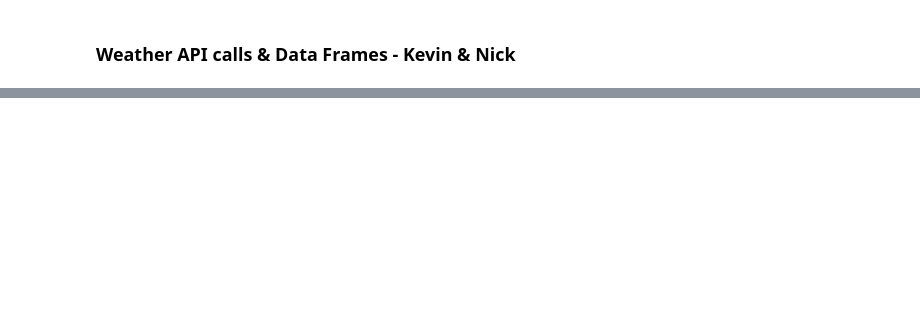
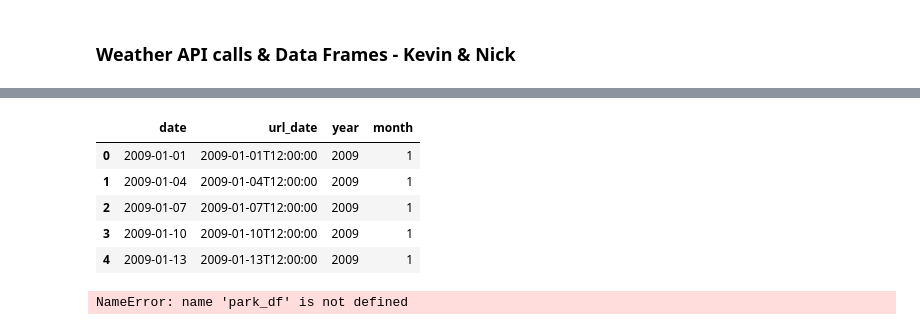
Before and after one commit to andrewswellie/National_Parks_Visitation_vs_Climate_Over_Time, a Jupyter notebook: Climate_and_National_Park_Visitation.ipynb, the cells around one changed output, grey strips where cells are left out. Saved outputs shown, nothing was run; the diff lists cells and outputs as text; code cells hidden in the pictures; blank space fills up the shorter version.

```diff
--- a/Climate_and_National_Park_Visitation.ipynb
+++ b/Climate_and_National_Park_Visitation.ipynb
@@ -48,0 +226,6 @@ park_visits_df.head(1500)
+# %%
+# Create range of dates to use in loop when going through API
+
+dates = pd.date_range(start='2009-01-01', end='2018-12-31', freq='3d')
+
+print(dates)
@@ -48,0 +241,17 @@ park_visits_df.head(1500)
+# %%
+# Create list of dates in the format needed for the API calls
+
+url_dates = []
+reg_dates = []
+months = []
+years = []
+
+for x in dates:
+    date_parts = datetime.datetime.strptime((str(x).split(' ', 1)[0]), "%Y-%m-%d")
+    # month number
+    months.append(date_parts.month)
+    years.append(date_parts.year)
+    reg_dates.append((str(x).split(' ', 1)[0]))
+    url_dates.append((str(x).split(' ', 1)[0]) + "T12:00:00")
+
+print(url_dates)
@@ -48,0 +260,51 @@ park_visits_df.head(1500)
+# %%
+# Make dataframe of dates, api dates, years, and months
+date_df = pd.DataFrame({"date" : reg_dates,
+                        "url_date" : url_dates,
+                        "year" : years,
+                        "month" : months})
+
+date_df.head()
+# %% [output]
+|  | date | url_date | year | month |
+| 0 | 2009-01-01 | 2009-01-01T12:00:00 | 2009 | 1 |
+| 1 | 2009-01-04 | 2009-01-04T12:00:00 | 2009 | 1 |
+| 2 | 2009-01-07 | 2009-01-07T12:00:00 | 2009 | 1 |
+| 3 | 2009-01-10 | 2009-01-10T12:00:00 | 2009 | 1 |
+| 4 | 2009-01-13 | 2009-01-13T12:00:00 | 2009 | 1 |
+# %%
+base_url = "https://api.darksky.net/forecast/207521500b0c1207a0cd6d1181bf4ce1/"
+
+parks = park_df["Park"]
+lat = park_df["Lat"]
+lng = park_df["Lng"]
+
+
+
+# Empty lists for new dataframe
+df_dates = []
+df_months = []
+df_years = []
+df_parks = []
+temps = []
+
+for x in range(len(parks)):
+    coord = str(lat[x]) + "," + str(lng[x])
+
+    print("Currently gathering temperatures for " + parks[x])
+
+    for z in range(len(url_dates)):
+        try:
+            weather_url = base_url + coord + "," + url_dates[z]
+            response = requests.get(weather_url).json()
+            temp = response["daily"]["data"][0]["temperatureHigh"]
+            temps.append(temp)
+            df_dates.append(reg_dates[z])
+            df_months.append(months[z])
+            df_years.append(years[z])
+            df_parks.append(parks[x])
+#           print(parks[x] + " temperature (" + reg_dates[z] + "): " + str(temp))
+        except KeyError:
+            print("Record not found, skipping.")
+# %% [output]
+NameError: name 'park_df' is not defined
```
Also changed, not shown: parts of 30 cells of this notebook.
